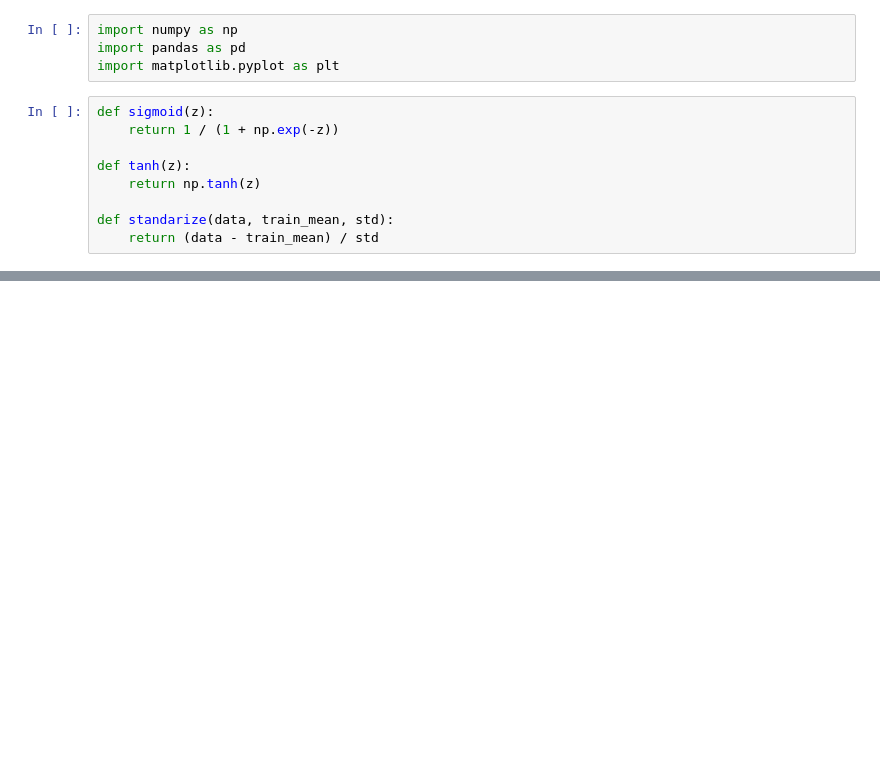
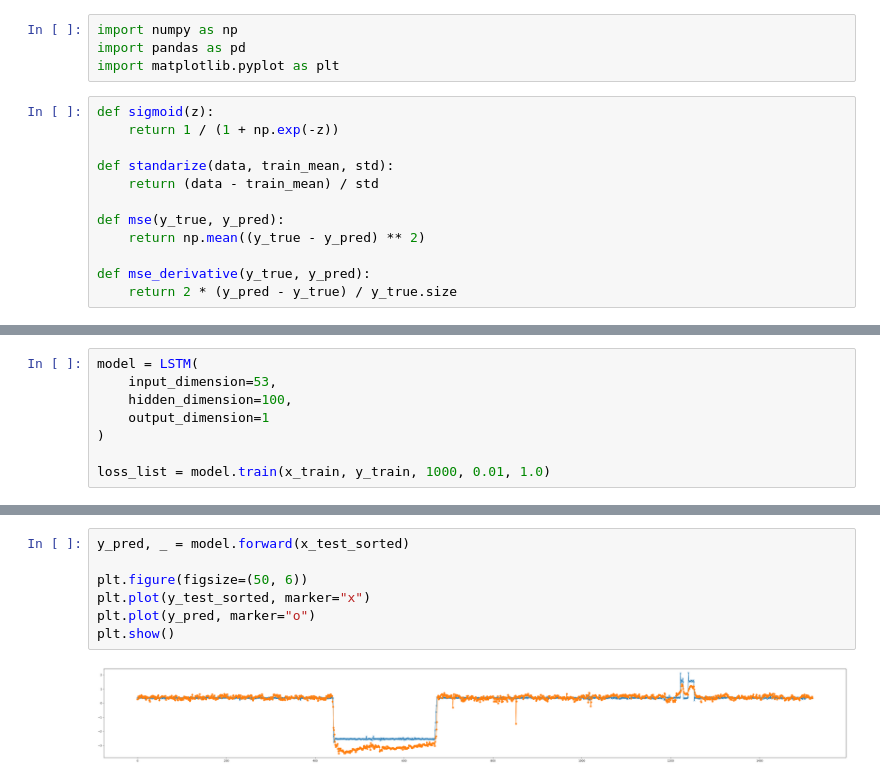
Before and after one commit to Tibboh17/Python, a Jupyter notebook: ML/LSTM/LSTM-with-Numpy.ipynb, the cells around one changed output, grey strips where cells are left out. Saved outputs shown, nothing was run; the diff lists cells and outputs as text; blank space fills up the shorter version.

```diff
--- a/ML/LSTM/LSTM-with-Numpy.ipynb
+++ b/ML/LSTM/LSTM-with-Numpy.ipynb
@@ -6,8 +6,11 @@ import matplotlib.pyplot as plt
 def sigmoid(z):
     return 1 / (1 + np.exp(-z))
 
-def tanh(z):
-    return np.tanh(z)
-
 def standarize(data, train_mean, std):
     return (data - train_mean) / std
+
+def mse(y_true, y_pred):
+    return np.mean((y_true - y_pred) ** 2)
+
+def mse_derivative(y_true, y_pred):
+    return 2 * (y_pred - y_true) / y_true.size
@@ -123,0 +189,8 @@ output_dimension = 1
+# %%
+model = LSTM(
+    input_dimension=53,
+    hidden_dimension=100,
+    output_dimension=1
+)
+
+loss_list = model.train(x_train, y_train, 1000, 0.01, 1.0)
@@ -123,0 +209,9 @@ output_dimension = 1
+# %%
+y_pred, _ = model.forward(x_test_sorted)
+
+plt.figure(figsize=(50, 6))
+plt.plot(y_test_sorted, marker="x")
+plt.plot(y_pred, marker="o")
+plt.show()
+# %% [output]
+[figure, added]
```
Also changed, not shown: parts of 9 cells of this notebook.
